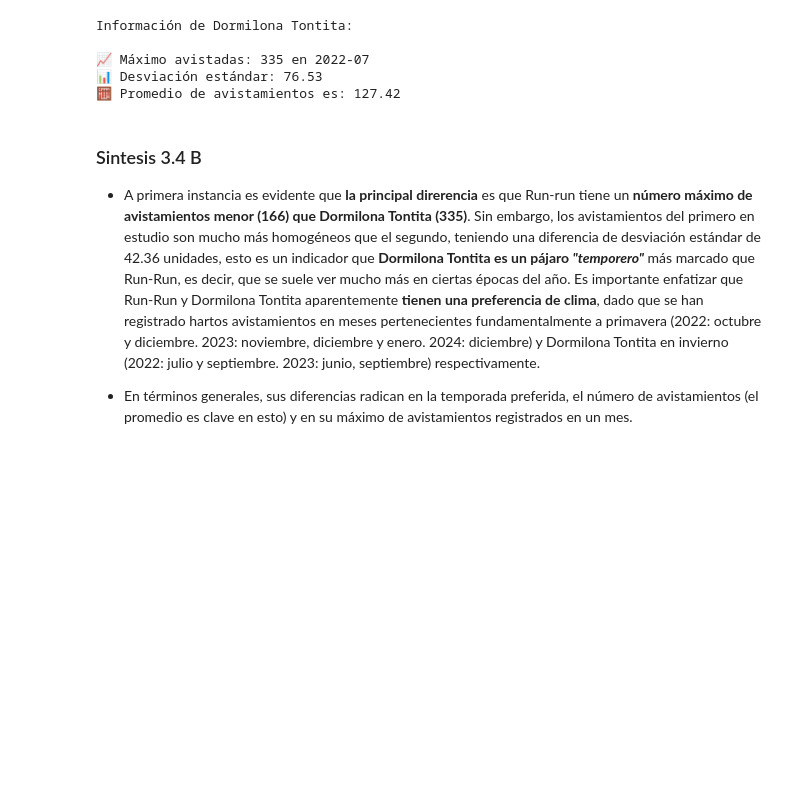
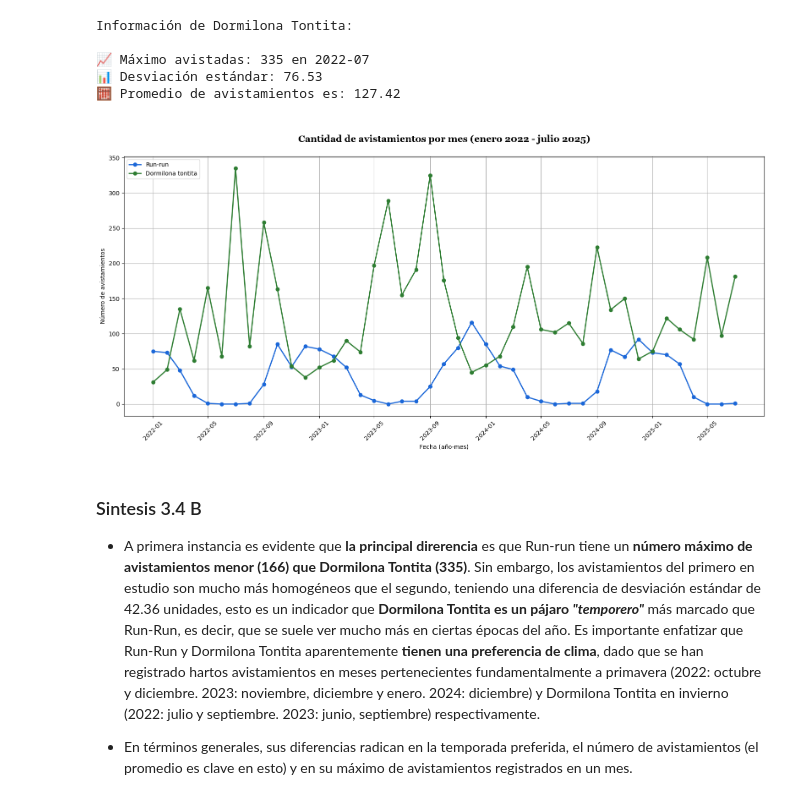
Before and after one commit to BenjaCidR/IMT2200-BENJAMIN-CID, a Jupyter notebook: Tareas/tarea 02/IMT2200-25s2 - Tarea 02.ipynb, the cells around one changed output. Saved outputs shown, nothing was run; the diff lists cells and outputs as text; code cells hidden in the pictures; blank space fills up the shorter version.

Commit message:
Se crea primera instancia de gráfico común para Dormilona y Run

```diff
--- a/Tareas/tarea 02/IMT2200-25s2 - Tarea 02.ipynb
+++ b/Tareas/tarea 02/IMT2200-25s2 - Tarea 02.ipynb
@@ -517,0 +530,4 @@ df_dormilona.head()
+# %%
+df_dormilona["year_month"] = pd.to_datetime(df_dormilona["year_month"], format="%Y-%m")
+df_dormilona = df_dormilona.sort_values("year_month")
+df_dormilona.info()
@@ -554,6 +580,41 @@ Información de Dormilona Tontita:
 📈 Máximo avistadas: 335 en 2022-07
 📊 Desviación estándar: 76.53
 🧮 Promedio de avistamientos es: 127.42
+# %%
+df_run['year_month'] = pd.to_datetime(df_run['year_month'], format='%Y-%m')
+df_dormilona['year_month'] = pd.to_datetime(df_dormilona['year_month'], format='%Y-%m')
+
+# Agrupar
+avistamientos_runrun = df_run.groupby('year_month')['howMany'].sum()
+avistamientos_dormilona = df_dormilona.groupby('year_month')['howMany'].sum()
+
+# Crear rango de meses completo
+idx = pd.date_range(start='2022-01-01', end='2025-07-01', freq='MS')
+
+# Reindexar directo
+avistamientos_runrun = avistamientos_runrun.reindex(idx, fill_value=0)
+avistamientos_dormilona = avistamientos_dormilona.reindex(idx, fill_value=0)
+
+# Graficar
+plt.figure(figsize=(16,8))
+plt.plot(avistamientos_runrun.index, avistamientos_runrun.values,
+         label='Run-run', marker='o', color='#1B67D8', linewidth=2)
+plt.plot(avistamientos_dormilona.index, avistamientos_dormilona.values,
+         label='Dormilona tontita', marker='o', color='#2E7D32', linewidth=2)
+
+# ticks cada 4 meses
+xticks = idx[::4]
+plt.xticks(xticks, [d.strftime('%Y-%m') for d in xticks], rotation=45)
+
+plt.title('\nCantidad de avistamientos por mes (enero 2022 - julio 2025)\n', fontweight='bold', fontfamily='Georgia', fontsize=16)
+plt.xlabel('Fecha (año-mes)')
+plt.ylabel('Número de avistamientos')
+plt.grid(True)
+plt.legend(loc="upper left")  # puedes mover la simbología
+plt.tight_layout()
+plt.show()
+# %% [output]
+[figure, added]
 # %% [markdown]
 ### Sintesis 3.4 B
 
```
Also changed, not shown: parts of 6 cells of this notebook.
